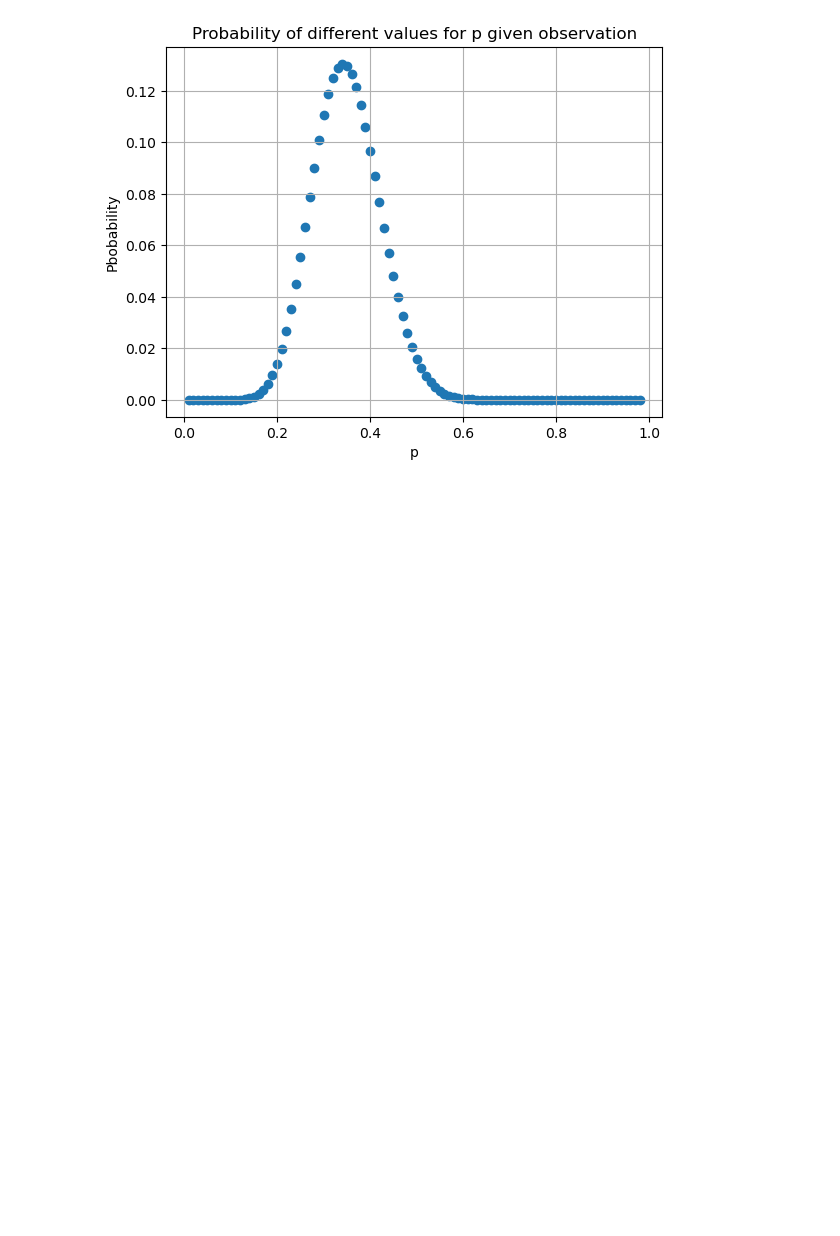
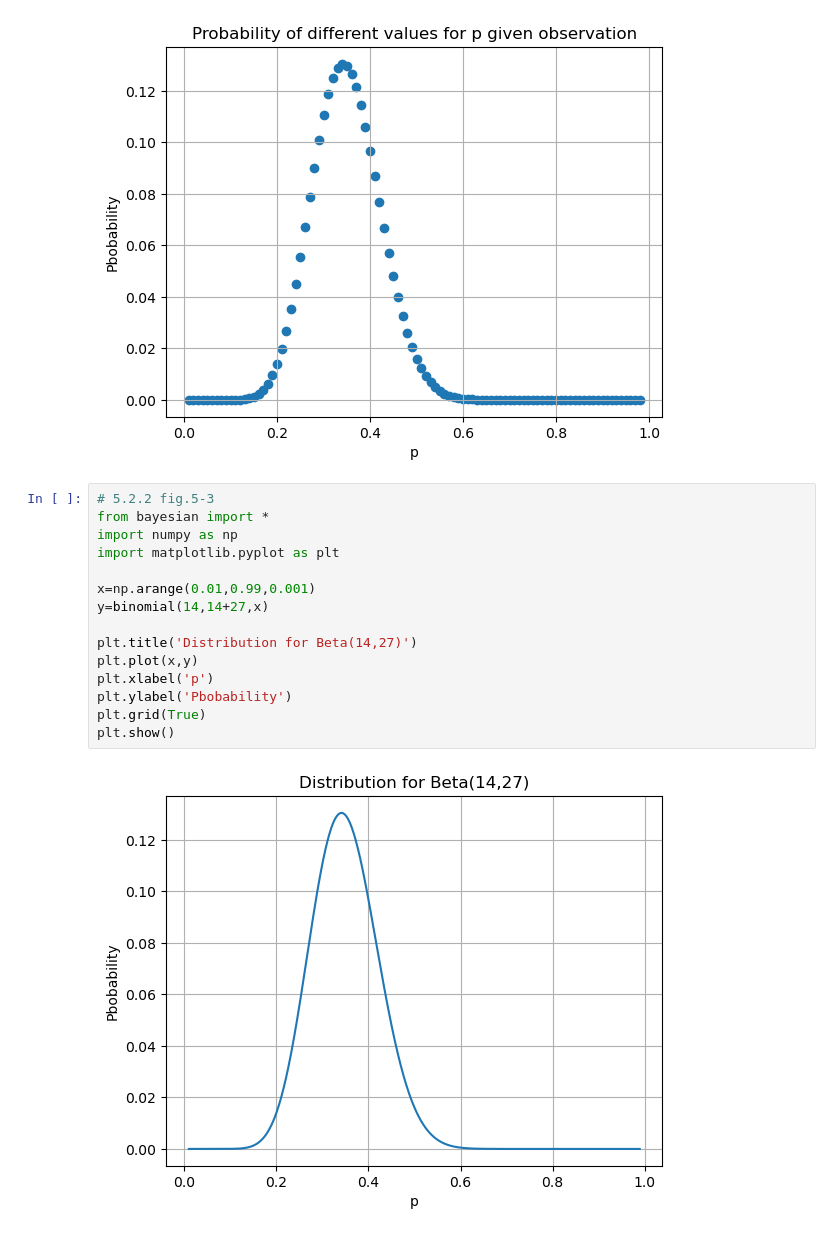
Before and after one commit to MemoryFactory/jupyter_basic, a Jupyter notebook: python_basic_exercises.ipynb, the cells around one changed output. Cells and saved outputs as stored; diff of their text form; blank space fills up the shorter version.

Commit message:
finish chapter 5 in R_exercises and add graphs in python_basic_exercises

```diff
--- a/python_basic_exercises.ipynb
+++ b/python_basic_exercises.ipynb
@@ -764,3 +764,20 @@ plt.grid(True)
 plt.show()
 # %% [output]
 [figure]
+# %%
+# 5.2.2 fig.5-3
+from bayesian import *
+import numpy as np
+import matplotlib.pyplot as plt
+
+x=np.arange(0.01,0.99,0.001)
+y=binomial(14,14+27,x)
+
+plt.title('Distribution for Beta(14,27)')
+plt.plot(x,y)
+plt.xlabel('p')
+plt.ylabel('Pbobability')
+plt.grid(True)
+plt.show()
+# %% [output]
+[figure, added]
```
Also changed, not shown: parts of 2 cells of this notebook, 1 other file.
